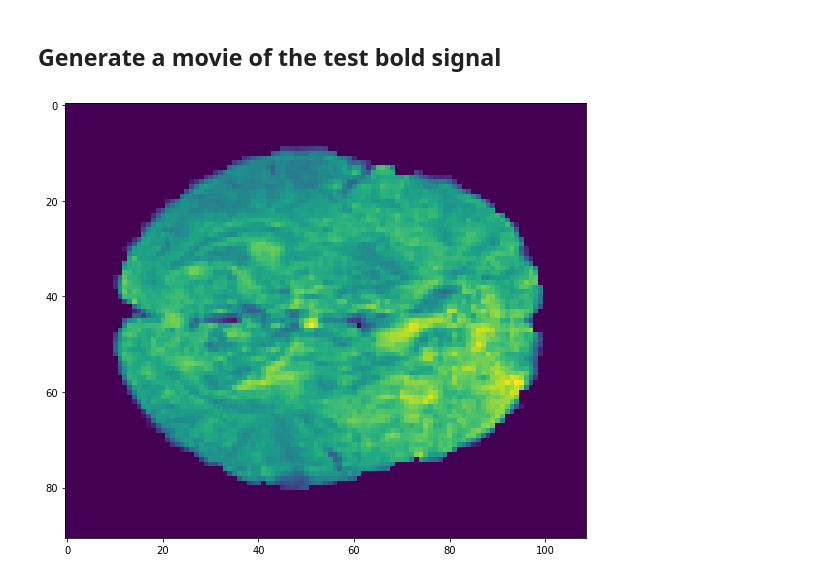
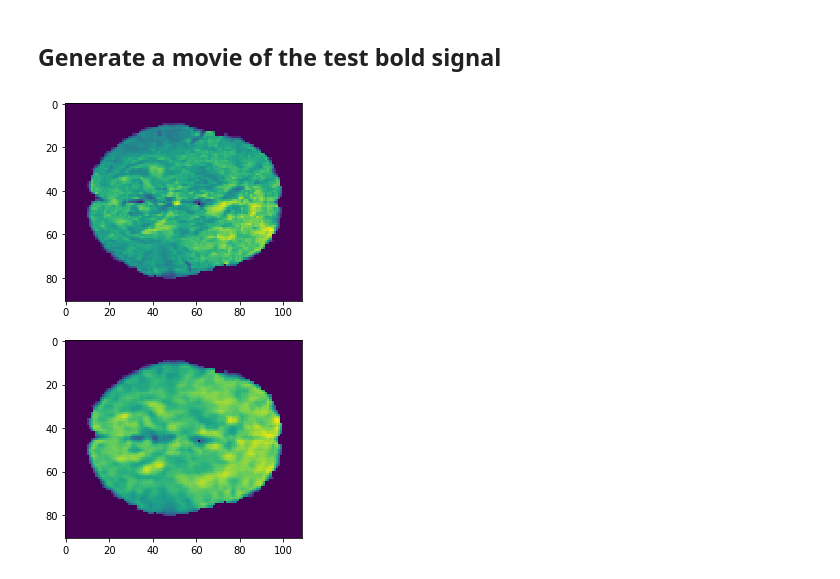
Before and after one commit to arthurmensch/deep-fmri, a Jupyter notebook: bold_movies.ipynb, the cells around one changed output. Saved outputs shown, nothing was run; the diff lists cells and outputs as text; code cells hidden in the pictures.

```diff
--- a/bold_movies.ipynb
+++ b/bold_movies.ipynb
@@ -58,21 +85,23 @@ plt.imshow(test_data[frame_idx, channel_idx, :, :, cut_idx], vmax=vmax);
 # %%
 def make_animation(frames, interval=200, fig=None):
     if fig is None:
-        fig = plt.figure(figsize=(12, 8))
+        fig, (ax1, ax2) = plt.subplots(2, 1, figsize=(12, 8))
 
-    im = plt.imshow(frames[0], animated=True)
+    im1 = ax1.imshow(frames[0][0], animated=True)
+    im2 = ax2.imshow(frames[0][1], animated=True)
 
     def updatefig(frame):
-        im.set_array(frame)
-        return im,
+        im1.set_array(frame[0])
+        im2.set_array(frame[1])
+        return im1, im2
 
     return animation.FuncAnimation(fig, updatefig, frames=frames,
                                    interval=interval, blit=True)
 
 
-anim = make_animation(test_data[:, channel_idx, :, :, cut_idx])
+anim = make_animation(list(zip(test_data[:, channel_idx, :, :, cut_idx], recs[:, channel_idx, :, :, cut_idx])))
 # %% [output]
-[figure, old version]
+[figure, new version]
 # %%
 HTML(anim.to_html5_video())
 # %% [output]
```
Also changed, not shown: parts of 6 cells of this notebook, 1 other file.
